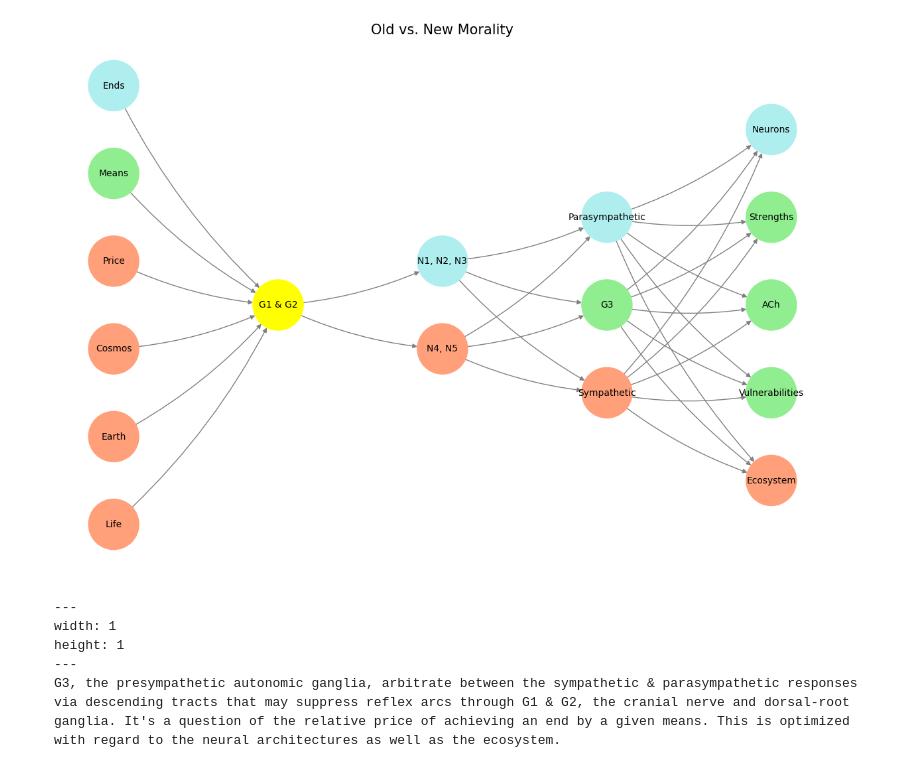
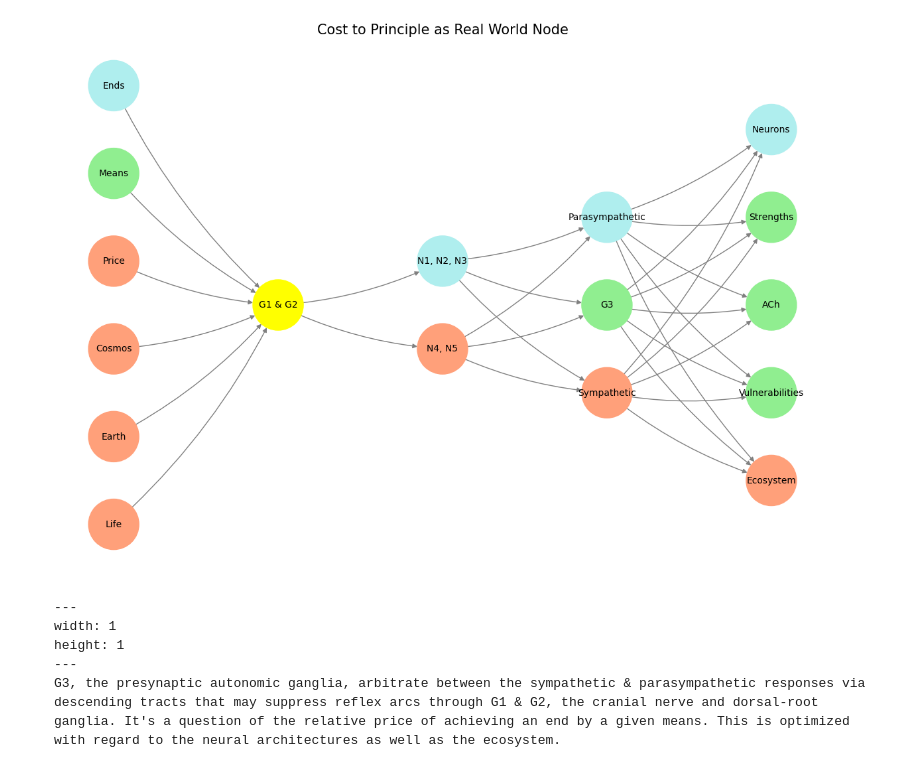
Before and after one commit to abikesa/apple, a Jupyter notebook: kitabo/ensi/_build/jupyter_execute/act3/part3/part3_3.ipynb, the cells around one changed output. Drawn from its saved outputs; the diff is of its cells as text; code cells hidden in the pictures.

````diff
--- a/kitabo/ensi/_build/jupyter_execute/act3/part3/part3_3.ipynb
+++ b/kitabo/ensi/_build/jupyter_execute/act3/part3/part3_3.ipynb
@@ -64,40 +68,40 @@ def visualize_nn():
     center_x = 0  # Align nodes horizontally
 
     # Add nodes and assign positions
     for i, (layer_name, nodes) in enumerate(layers.items()):
         y_positions = calculate_positions(nodes, center_x, offset=-len(layers) + i + 1)
         for node, position in zip(nodes, y_positions):
             G.add_node(node, layer=layer_name)
             pos[node] = position
             node_colors.append(assign_colors(node, layer_name))
 
     # Add edges (without weights)
     for layer_pair in [
         ('Pre-Input/WorldRules', 'Yellowstone/PerceptionAI'), ('Yellowstone/PerceptionAI', 'Input/AgenticAI'), ('Input/AgenticAI', 'Hidden/GenerativeAI'), ('Hidden/GenerativeAI', 'Output/PhysicalAI')
     ]:
         source_layer, target_layer = layer_pair
         for source in layers[source_layer]:
             for target in layers[target_layer]:
                 G.add_edge(source, target)
 
     # Draw the graph
     plt.figure(figsize=(12, 8))
     nx.draw(
         G, pos, with_labels=True, node_color=node_colors, edge_color='gray',
         node_size=3000, font_size=10, connectionstyle="arc3,rad=0.1"
     )
-    plt.title("Old vs. New Morality", fontsize=15)
+    plt.title("Cost to Principle as Real World Node", fontsize=15)
     plt.show()
 
 # Run the visualization
 visualize_nn()
 # %% [output]
-[figure, old version]
+[figure, new version]
 # %% [markdown]
 ```{figure} ../../figures/blanche.*
 ---
 width: 1
 height: 1
 ---
-G3, the presympathetic autonomic ganglia, arbitrate between the sympathetic & parasympathetic responses via descending tracts that may suppress reflex arcs through G1 & G2, the cranial nerve and dorsal-root ganglia. It's a question of the relative price of achieving an end by a given means. This is optimized with regard to the neural architectures as well as the ecosystem.
+G3, the presynaptic autonomic ganglia, arbitrate between the sympathetic & parasympathetic responses via descending tracts that may suppress reflex arcs through G1 & G2, the cranial nerve and dorsal-root ganglia. It's a question of the relative price of achieving an end by a given means. This is optimized with regard to the neural architectures as well as the ecosystem.
 ```
````
Also changed, not shown: parts of 2 cells of this notebook, 8 other files.
